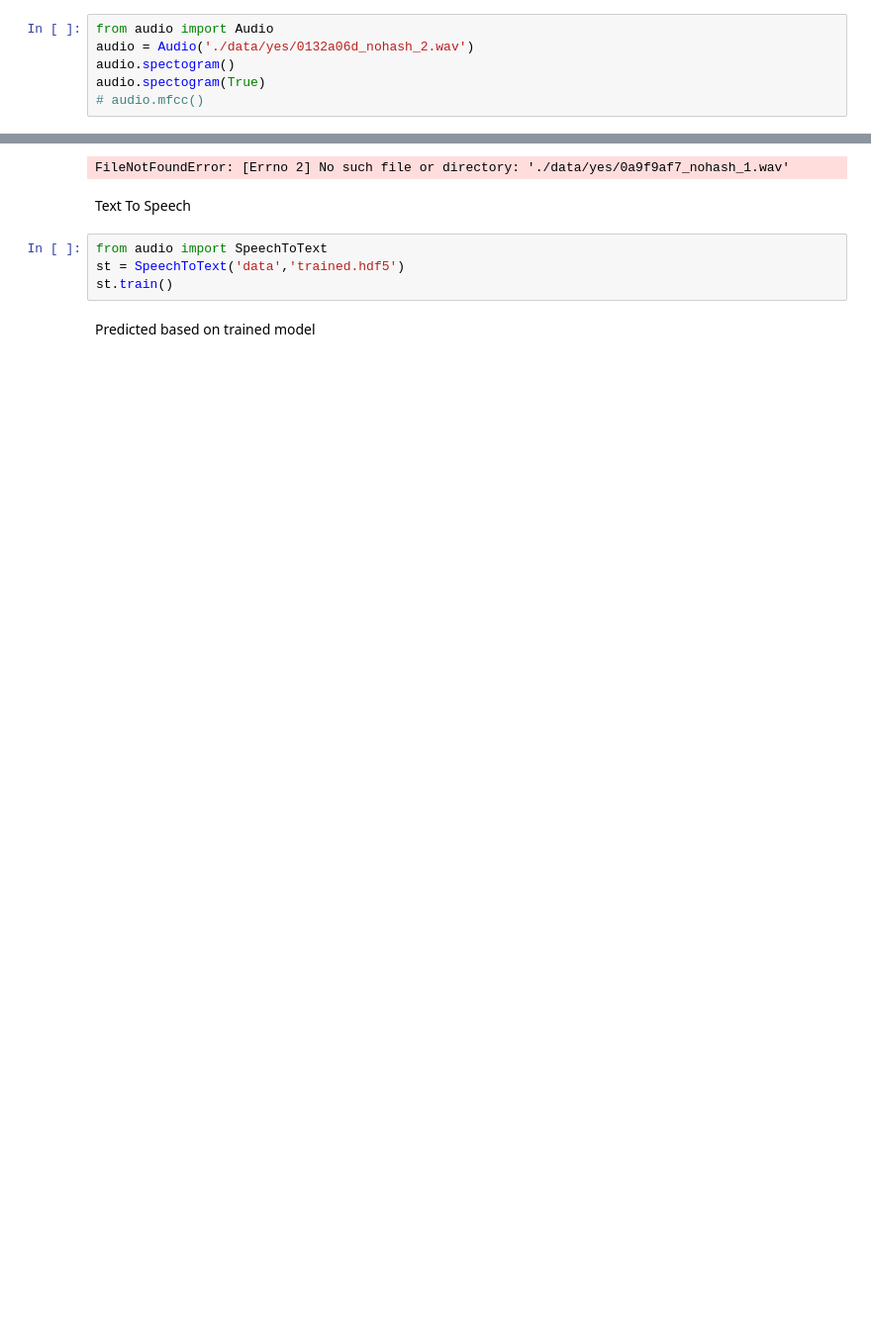
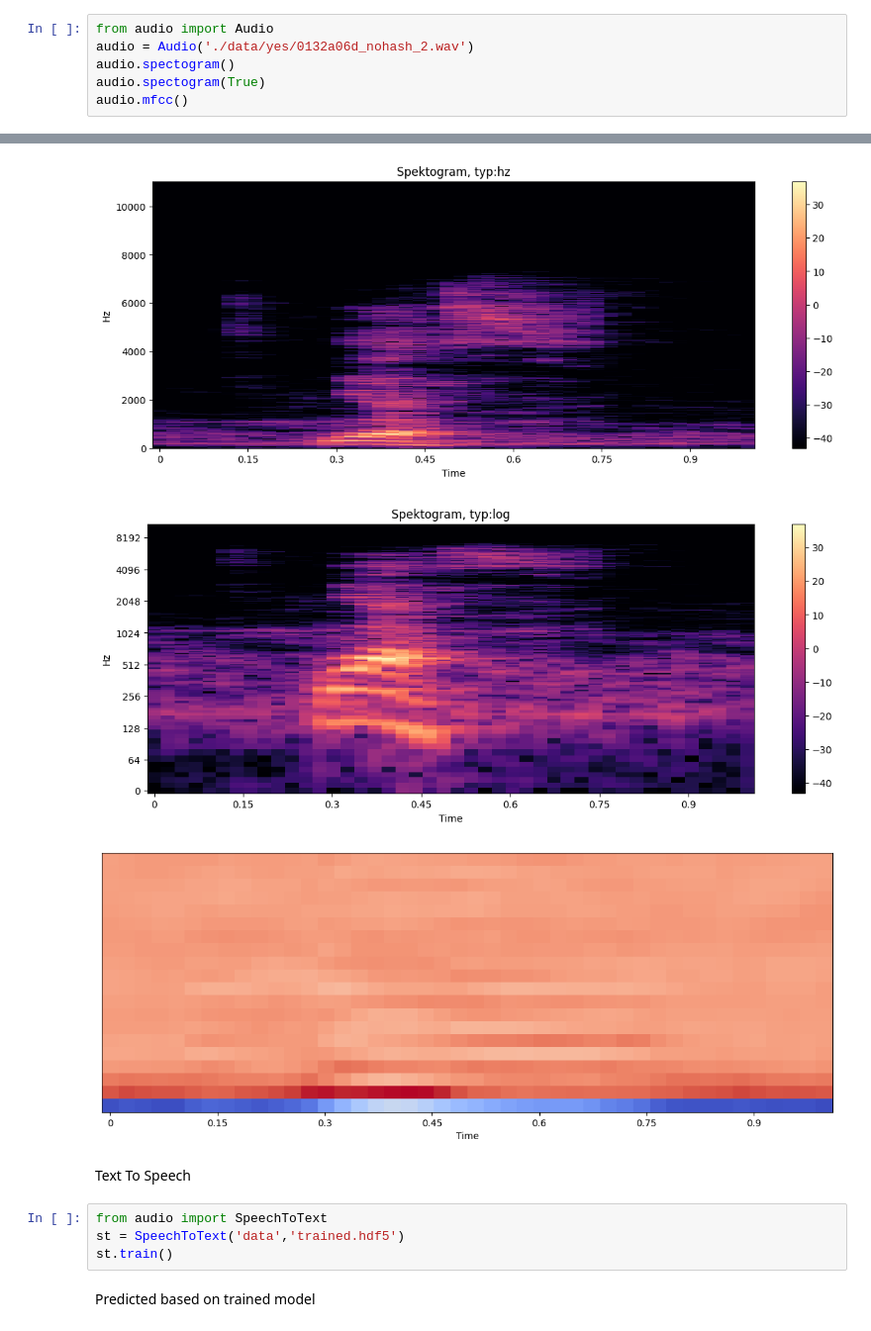
Before and after one commit to adas77/speech, a Jupyter notebook: notebook.ipynb, the cells around one changed output, grey strips where cells are left out. Shown: that part at 99% size. Drawn from its saved outputs; the diff is of its cells as text; blank space fills up the shorter version.

```diff
--- a/notebook.ipynb
+++ b/notebook.ipynb
@@ -3,5 +3,5 @@ from audio import Audio
 audio = Audio('./data/yes/0132a06d_nohash_2.wav')
 audio.spectogram()
 audio.spectogram(True)
-# audio.mfcc()
+audio.mfcc()
 # %% [output]
@@ -15,4 +15,6 @@ To enable them in other operations, rebuild TensorFlow with the appropriate comp
-FileNotFoundError: [Errno 2] No such file or directory: './data/yes/0a9f9af7_nohash_1.wav'
+[figure, added]
+[figure, added]
+[figure, added]
 # %% [markdown]
 Text To Speech
 # %%
```
Also changed, not shown: parts of 2 cells of this notebook, 1 other file.
